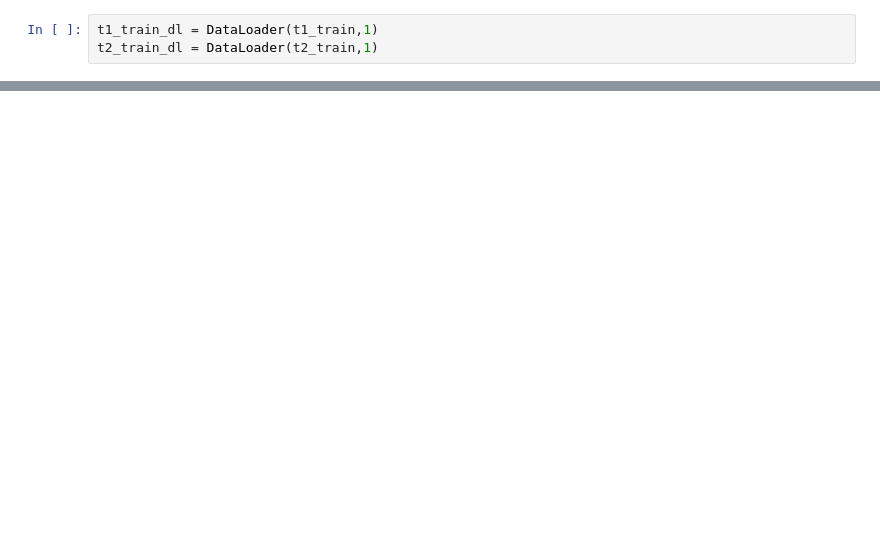
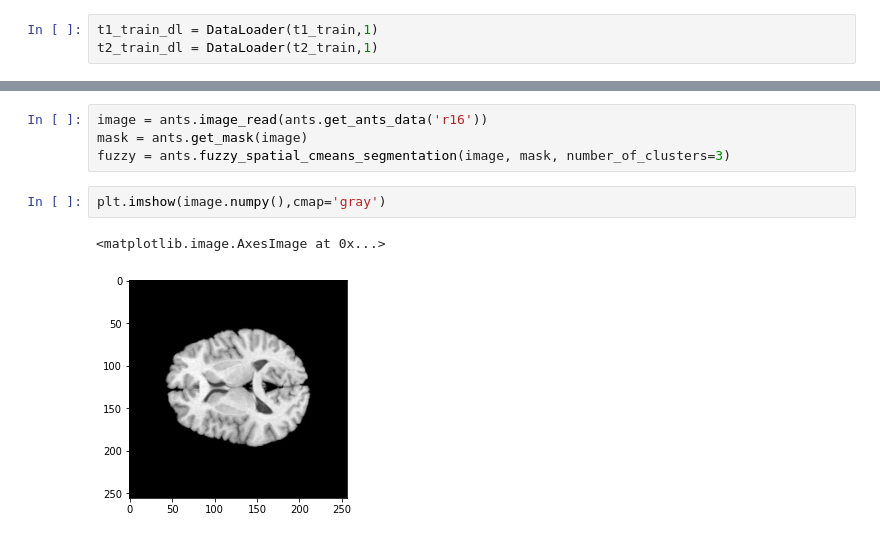
Before and after one commit to 404Enigma/pytorch-annual-hackathon-2021, a Jupyter notebook: MRI-Synthesis.ipynb, the cells around one changed output, grey strips where cells are left out. Cells and saved outputs as stored; diff of their text form; blank space fills up the shorter version.

```diff
--- a/MRI-Synthesis.ipynb
+++ b/MRI-Synthesis.ipynb
@@ -271,0 +85,9 @@ th.save(net,'Model1')
+# %%
+image = ants.image_read(ants.get_ants_data('r16'))
+mask = ants.get_mask(image)
+fuzzy = ants.fuzzy_spatial_cmeans_segmentation(image, mask, number_of_clusters=3)
+# %%
+plt.imshow(image.numpy(),cmap='gray')
+# %% [output]
+<matplotlib.image.AxesImage at 0x...>
+[figure, added]
```
Also changed, not shown: parts of 58 cells of this notebook.
